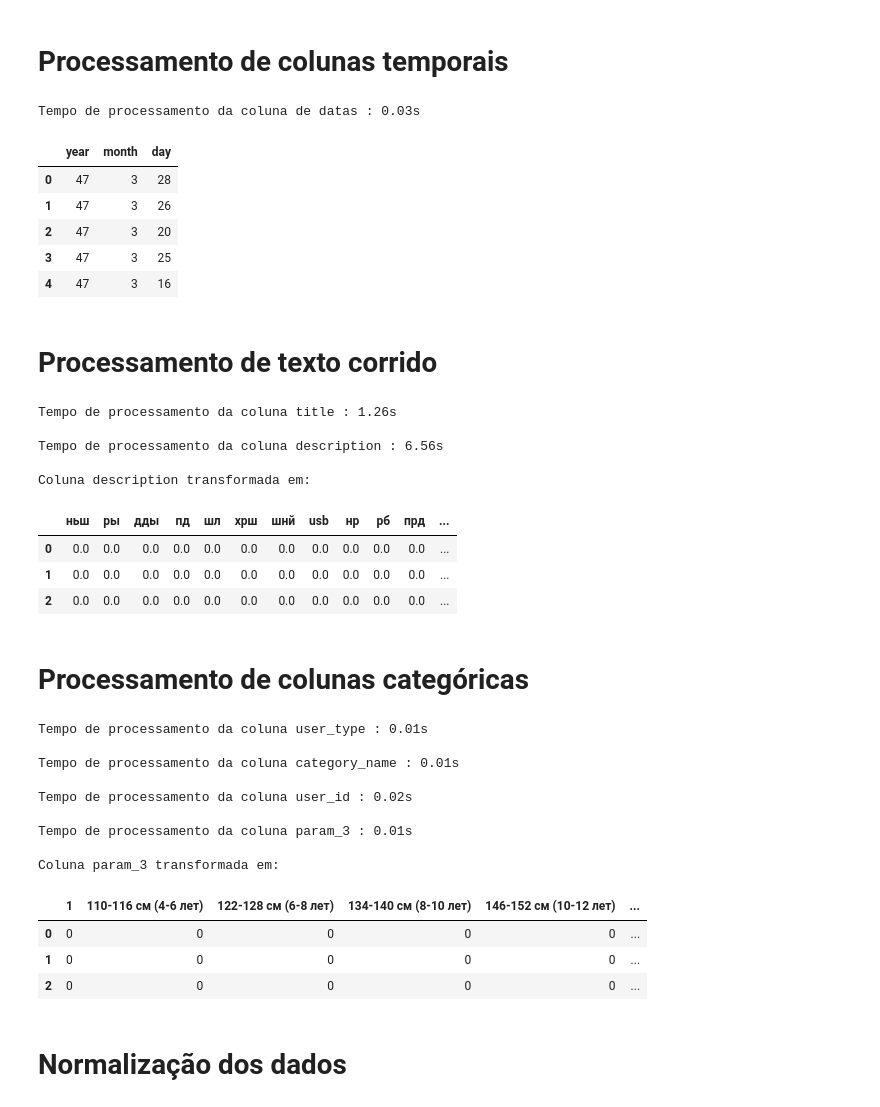
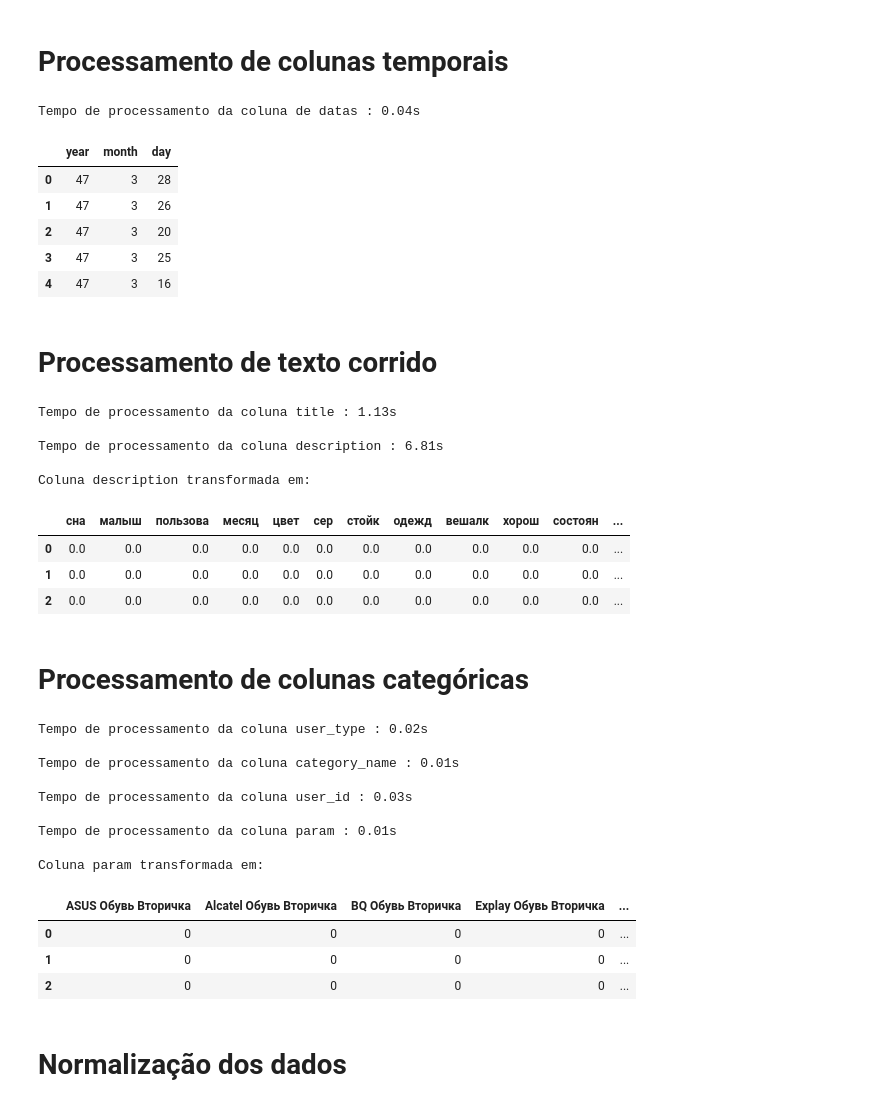
Before and after one commit to vinicius-alves/Kaggle-Avito-Challenge, a Jupyter notebook: notebook pré-processamento.ipynb, the cells around one changed output. Saved outputs shown, nothing was run; the diff lists cells and outputs as text; code cells hidden in the pictures.

Commit message:
Melhorias no pré-processamento de colunas categórias e texto

```diff
--- a/notebook pré-processamento.ipynb
+++ b/notebook pré-processamento.ipynb
@@ -31,8 +31,8 @@ dtype={
       }
 
 start = time.time()
-df_train = pd.read_csv('./data/train.csv', dtype = dtype, encoding='utf8')
-df_test  = pd.read_csv('./data/test.csv' , dtype = dtype, encoding='utf8')
+df_train = pd.read_csv('./data/train.csv', dtype = dtype, encoding='utf8').head(1000)
+df_test  = pd.read_csv('./data/test.csv' , dtype = dtype, encoding='utf8').head(1000)
 end = time.time()
 
 print('Tempo de carregamento dos CSVs: '+str("%.2f" % (end - start))+'s\n')
@@ -132,0 +135,20 @@ Tempo de tratamento de dados faltantes: 1.58s
+# %%
+# Concatenando colunas category_name
+df_train['category_name'] = df_train[['parent_category_name', 'category_name']].apply(lambda x: ' '.join(x), axis=1)
+df_test ['category_name'] = df_test [['parent_category_name', 'category_name']].apply(lambda x: ' '.join(x), axis=1)
+
+# Excluindo colunas antigas
+df_train.drop(columns=['parent_category_name'], inplace=True)
+df_test.drop (columns=['parent_category_name'], inplace=True)
+
+# Concatenando colunas param
+df_train['param'] = df_train[['param_1', 'param_2', 'param_3']].apply(lambda x: ' '.join(x), axis=1)
+df_test ['param'] = df_test [['param_1', 'param_2', 'param_3']].apply(lambda x: ' '.join(x), axis=1)
+
+# Excluindo colunas antigas
+df_train.drop(columns=['param_1', 'param_2', 'param_3'], inplace=True)
+df_test.drop (columns=['param_1', 'param_2', 'param_3'], inplace=True)
+
+categorical_columns = ["user_type","category_name", "user_id","param"]
+
+df_train.head(5)
@@ -259,7 +288,7 @@ print('Tempo de processamento da coluna de datas : '+str("%.2f" % (end - start))
 
 df_train[numeric_columns_dates].head(5)
 # %% [output]
-Tempo de processamento da coluna de datas : 0.03s
+Tempo de processamento da coluna de datas : 0.04s
 |  | year | month | day |
 | 0 | 47 | 3 | 28 |
 | 1 | 47 | 3 | 26 |
@@ -286,6 +315,12 @@ def stemmed_words(doc):
     analyzer = CountVectorizer().build_analyzer()
     return (stemmer.stem(w) for w in analyzer(doc))
 
+# Referência para pontuações
+dict_punctuation = {}
+for i in string.punctuation:
+    dict_punctuation[i] = ' '
+dict_punctuation = str.maketrans(dict_punctuation)
+
 #Pré processa os dados
 for column in text_columns:
 
@@ -296,14 +331,14 @@ for column in text_columns:
     df_train[column] = df_train[column].apply(lambda x: str.lower(str(x)))
     df_test [column] = df_test [column].apply(lambda x: str.lower(str(x)))
     # removendo pontuação
-    df_train[column] = df_train[column].apply(lambda text:text.translate(str.maketrans('', '', string.punctuation)))
-    df_test [column] = df_test [column].apply(lambda text:text.translate(str.maketrans('', '', string.punctuation)))
-    # removendo stop words
-    df_train[column].replace(stop_words_ru, '', regex = True, inplace = True)
-    df_test [column].replace(stop_words_ru, '', regex = True, inplace = True)
+    df_train[column] = df_train[column].apply(lambda text:text.translate(dict_punctuation))
+    df_test [column] = df_test [column].apply(lambda text:text.translate(dict_punctuation))
     # removendo espaços
     df_train[column] = df_train[column].apply(lambda x: str(x).strip())
     df_test [column] = df_test [column].apply(lambda x: str(x).strip())
+    # removendo stop words
+    df_train[column] = df_train[column].apply(lambda x: ' '.join([word.strip() for word in x.split() if word.strip() not in stop_words_ru]))
+    df_test [column] = df_test [column].apply(lambda x: ' '.join([word.strip() for word in x.split() if word.strip() not in stop_words_ru]))
 
     serie_all_data = pd.concat([df_train[column], df_test [column]],copy=False)
 
@@ -315,36 +350,36 @@ for column in text_columns:
     tfidf.fit(serie_all_data)
     serie_all_data = None
 
     # transform
     train_column_transformed = tfidf.transform(df_train[column])
     test_column_transformed  = tfidf.transform(df_test[column])
 
     # apagando colunas antigas
     df_train.drop(columns=[column],inplace=True)
     df_test.drop (columns=[column],inplace=True)
 
     # Salvando matrizes de resultado
     matrizes_train_resultado.append(train_column_transformed)
     matrizes_test_resultado.append(test_column_transformed)
 
     end = time.time()
 
     print('Tempo de processamento da coluna '+column+' : '+str("%.2f" % (end - start))+'s\n')
 
 print("Coluna "+column+ " transformada em:")
 exibir_dataframe(pd.DataFrame(train_column_transformed[:3].toarray(), columns = tfidf.vocabulary_.keys()))
 
 # Limpando memória
 train_column_transformed = None
 test_column_transformed  = None
 tfidf = None
 # %% [output]
-Tempo de processamento da coluna title : 1.26s
+Tempo de processamento da coluna title : 1.13s
 
-Tempo de processamento da coluna description : 6.56s
+Tempo de processamento da coluna description : 6.81s
 
 Coluna description transformada em:
-|  | ньш | ры | дды | пд | шл | хрш | шнй | usb | нр | рб | прд | ... |
+|  | сна | малыш | пользова | месяц | цвет | сер | стойк | одежд | вешалк | хорош | состоян | ... |
 | 0 | 0.0 | 0.0 | 0.0 | 0.0 | 0.0 | 0.0 | 0.0 | 0.0 | 0.0 | 0.0 | 0.0 | ... |
 | 1 | 0.0 | 0.0 | 0.0 | 0.0 | 0.0 | 0.0 | 0.0 | 0.0 | 0.0 | 0.0 | 0.0 | ... |
 | 2 | 0.0 | 0.0 | 0.0 | 0.0 | 0.0 | 0.0 | 0.0 | 0.0 | 0.0 | 0.0 | 0.0 | ... |
@@ -422,19 +457,19 @@ exibir_dataframe(pd.DataFrame(train_column_transformed[:3].toarray(), columns =
 train_column_transformed = None
 test_column_transformed  = None
 # %% [output]
-Tempo de processamento da coluna user_type : 0.01s
+Tempo de processamento da coluna user_type : 0.02s
 
 Tempo de processamento da coluna category_name : 0.01s
 
-Tempo de processamento da coluna user_id : 0.02s
+Tempo de processamento da coluna user_id : 0.03s
 
-Tempo de processamento da coluna param_3 : 0.01s
+Tempo de processamento da coluna param : 0.01s
 
-Coluna param_3 transformada em:
+Coluna param transformada em:
-|  | 1 | 110-116 см (4-6 лет) | 122-128 см (6-8 лет) | 134-140 см (8-10 лет) | 146-152 см (10-12 лет) | ... |
-| 0 | 0 | 0 | 0 | 0 | 0 | ... |
-| 1 | 0 | 0 | 0 | 0 | 0 | ... |
-| 2 | 0 | 0 | 0 | 0 | 0 | ... |
+|  | ASUS Обувь Вторичка | Alcatel Обувь Вторичка | BQ Обувь Вторичка | Explay Обувь Вторичка | ... |
+| 0 | 0 | 0 | 0 | 0 | ... |
+| 1 | 0 | 0 | 0 | 0 | ... |
+| 2 | 0 | 0 | 0 | 0 | ... |
 # %% [markdown]
 # Normalização dos dados
 # %%
```
Also changed, not shown: parts of 9 cells of this notebook.
